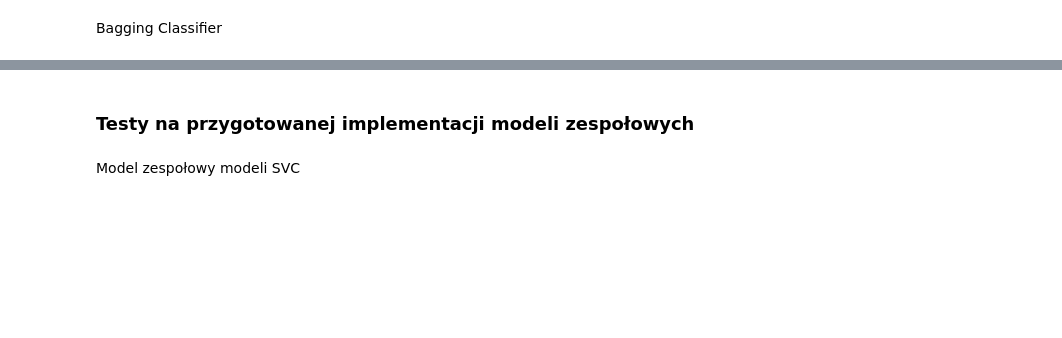
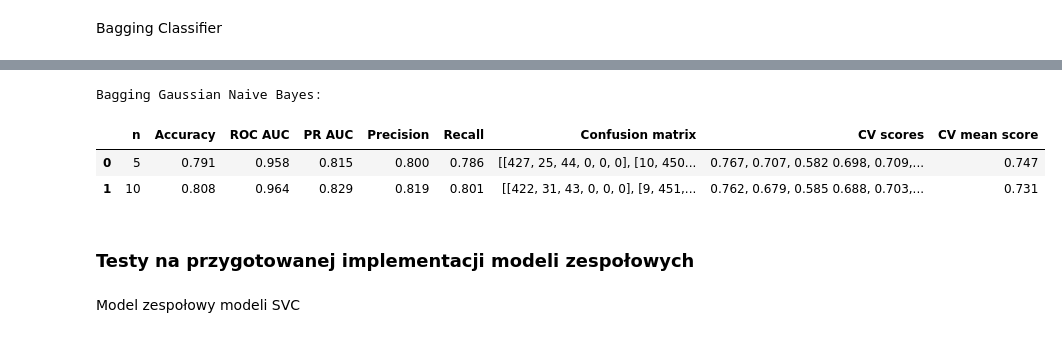
Before and after one commit to JakubDziegielewski/Ensambles, a Jupyter notebook: experiments_v2.ipynb, the cells around one changed output, grey strips where cells are left out. Saved outputs shown, nothing was run; the diff lists cells and outputs as text; code cells hidden in the pictures; blank space fills up the shorter version.

```diff
--- a/experiments_v2.ipynb
+++ b/experiments_v2.ipynb
@@ -350,3 +397,24 @@ CV mean score: 0.731
+# %%
+bag_gaussNB_results = test_ensemble(
+    x,
+    y,
+    x_train,
+    y_train,
+    x_test,
+    y_test,
+    classifier = BaggingClassifier,
+    model = GaussianNB(),
+    n_estimators_values=[5,10],
+    random_state = random_state
+    )
+# %%
+print("Bagging Gaussian Naive Bayes:")
+display(HTML(bag_gaussNB_results.to_html(escape=False)))
+# %% [output]
+Bagging Gaussian Naive Bayes:
+|  | n | Accuracy | ROC AUC | PR AUC | Precision | Recall | Confusion matrix | CV scores | CV mean score |
+| 0 | 5 | 0.791 | 0.958 | 0.815 | 0.800 | 0.786 | [[427, 25, 44, 0, 0, 0], [10, 450... | 0.767, 0.707, 0.582 0.698, 0.709,... | 0.747 |
+| 1 | 10 | 0.808 | 0.964 | 0.829 | 0.819 | 0.801 | [[422, 31, 43, 0, 0, 0], [9, 451,... | 0.762, 0.679, 0.585 0.688, 0.703,... | 0.731 |
 # %% [markdown]
 ### Testy na przygotowanej implementacji modeli zespołowych
 # %% [markdown]
```
Also changed, not shown: parts of 40 cells of this notebook, 2 other files.
